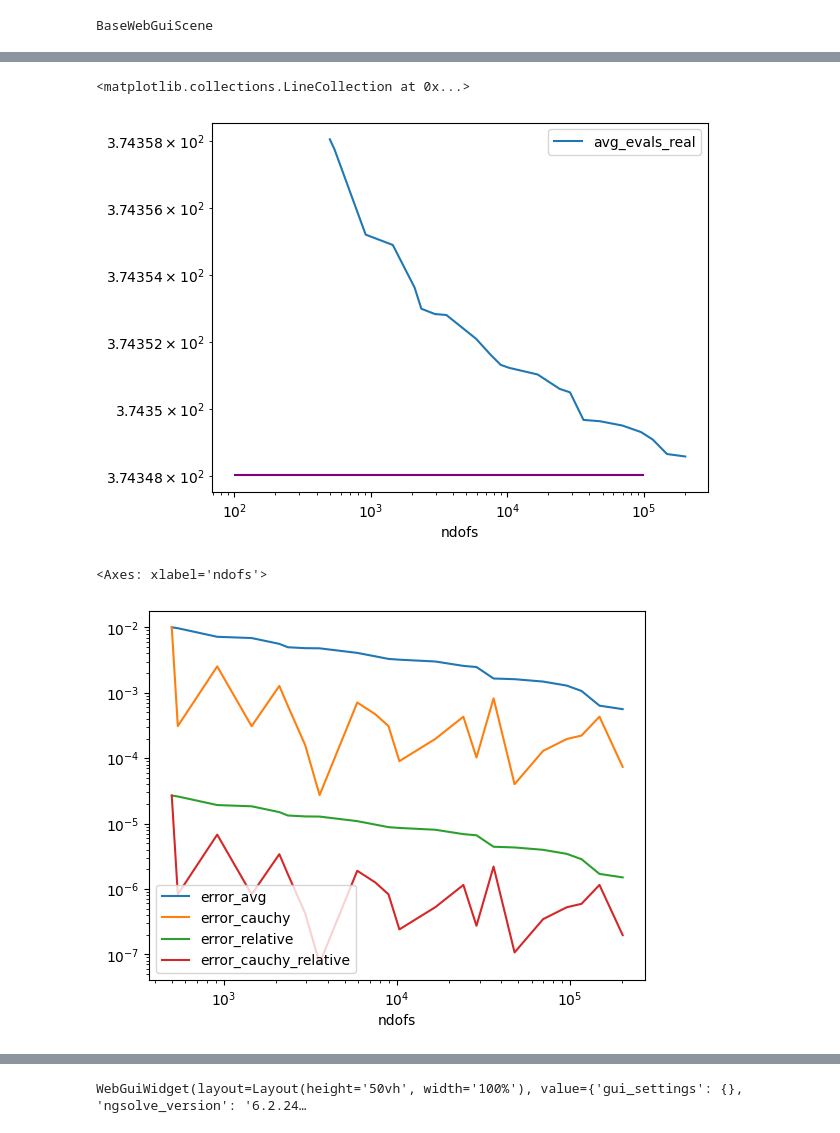
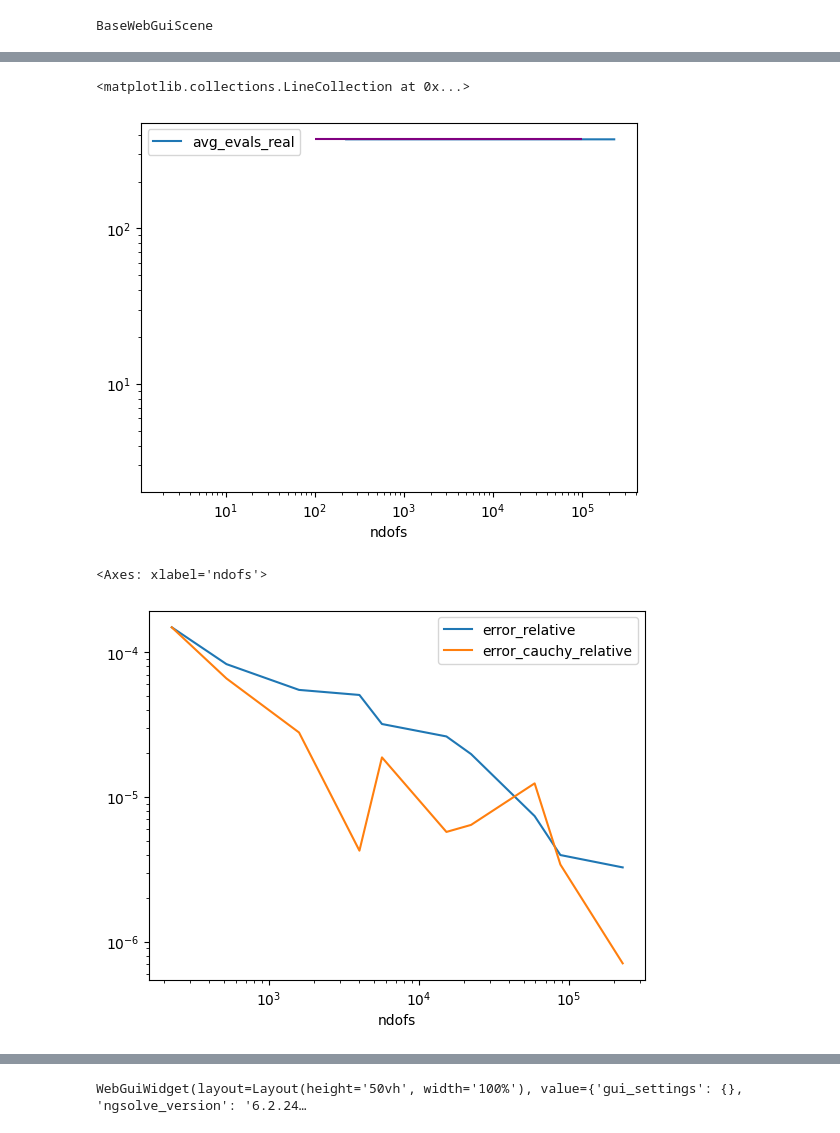
Before and after one commit to homeomorfismo/eig-loc, a Jupyter notebook: jupyter/Laplace.ipynb, the cells around one changed output, grey strips where cells are left out. Saved outputs shown, nothing was run; the diff lists cells and outputs as text; code cells hidden in the pictures.

```diff
--- a/jupyter/Laplace.ipynb
+++ b/jupyter/Laplace.ipynb
@@ -21,16 +22,16 @@ parameters = {
     "maxiter": 100,
     "maxndofs": 200_000,
     "center": 5 * np.pi**2 + 325,
-    "radius": 10.0,
+    "radius": 0.1,
     "npts": 6,
     "nspan": 4,
-    "maxh": 0.10,
-    "theta": 0.75,
+    "maxh": 0.15,
+    "theta": 0.5,
 }
 
 feast_parameters = {
     "hermitian": False,
-    "stop_tol": 1.0e-10,
+    "stop_tol": 1.0e-9,
     "cut_tol": 1.0e-10,
     "eta_tol": 1e-10,
     "nrestarts": 5,
@@ -118,15 +176,15 @@ It has the form
 # %%
-matrix_coeff = CF((1.0, 0.0, 0.0, 1.0), dims=(2, 2))
-vector_coeff = CF((0.0, 0.0))
-scalar_coeff = CF(325.0)
+matrix = CF((1.0, 0.0, 0.0, 1.0), dims=(2, 2))
+vector = CF((0.0, 0.0))
+scalar = CF(325.0)
 
 mesh = Mesh(make_unit_square().GenerateMesh(maxh=MAXH))
 
 eta_dict, eig_dict, err_dict, sol = test_ard(
     parameters=parameters,
-    matrix_coeff=matrix_coeff,
-    vector_coeff=vector_coeff,
-    scalar_coeff=scalar_coeff,
+    matrix_coeff=matrix,
+    vector_coeff=vector,
+    scalar_coeff=scalar,
     source_coeff=None,
     **feast_parameters,
 )
@@ -170,13 +242,13 @@ ax = eig_df.drop(["avg_evals", "avg_evals_imag"], axis=1).plot(x="ndofs", loglog
 ax.hlines(y=CENTER, xmin=100, xmax=100000, color="purple", label="test")
 # %% [output]
 <matplotlib.collections.LineCollection at 0x...>
-[figure, old version]
+[figure, new version]
 # %%
 err_df.plot(
     x="ndofs",
-    # y=err_df.columns.drop(['ndofs', 'error_cauchy', 'error_cauchy_relative']),
+    y=err_df.columns.drop(["ndofs", "error_cauchy", "error_avg"]),
     loglog=True,
 )
 # %% [output]
 <Axes: xlabel='ndofs'>
-[figure, old version]
+[figure, new version]
```
Also changed, not shown: parts of 88 cells of this notebook, 4 other files.
